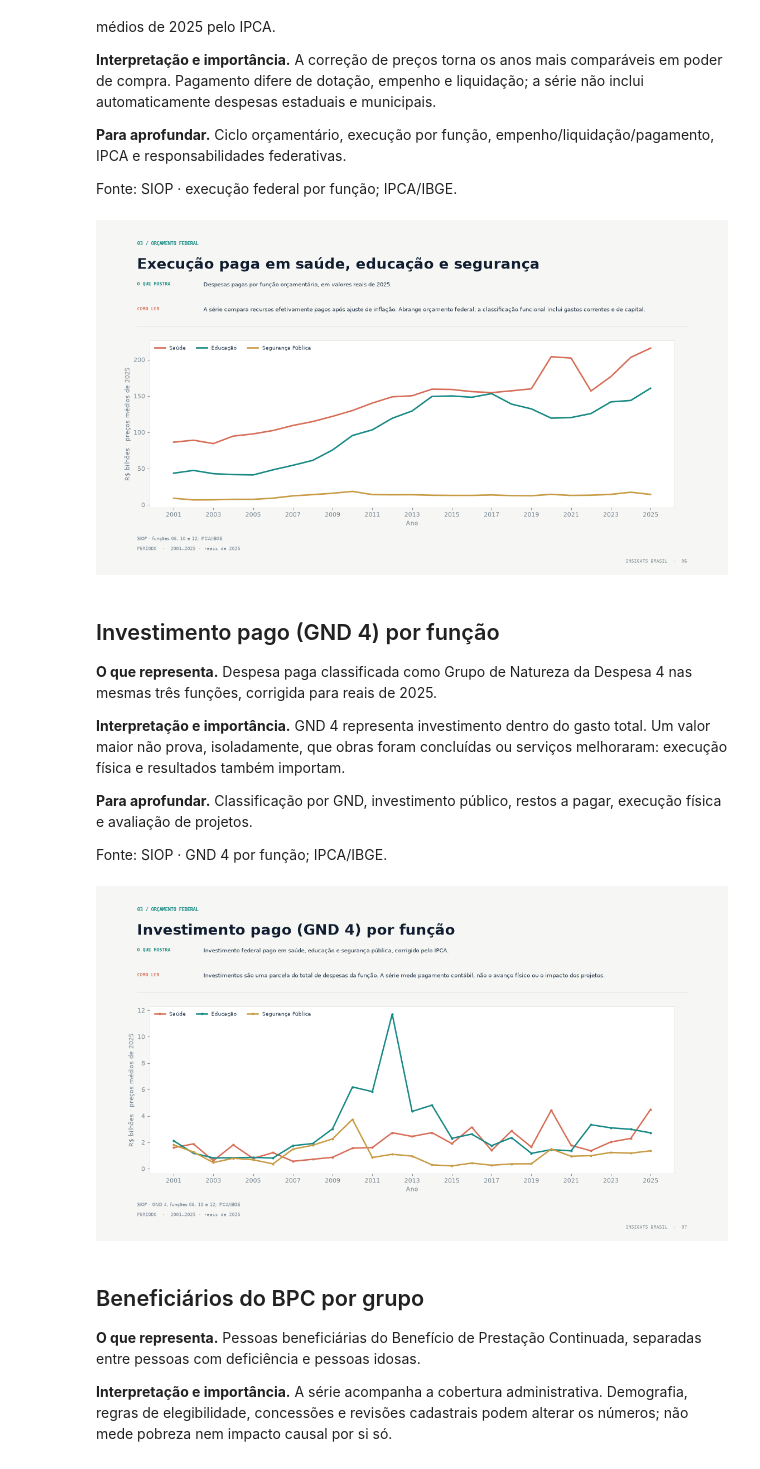
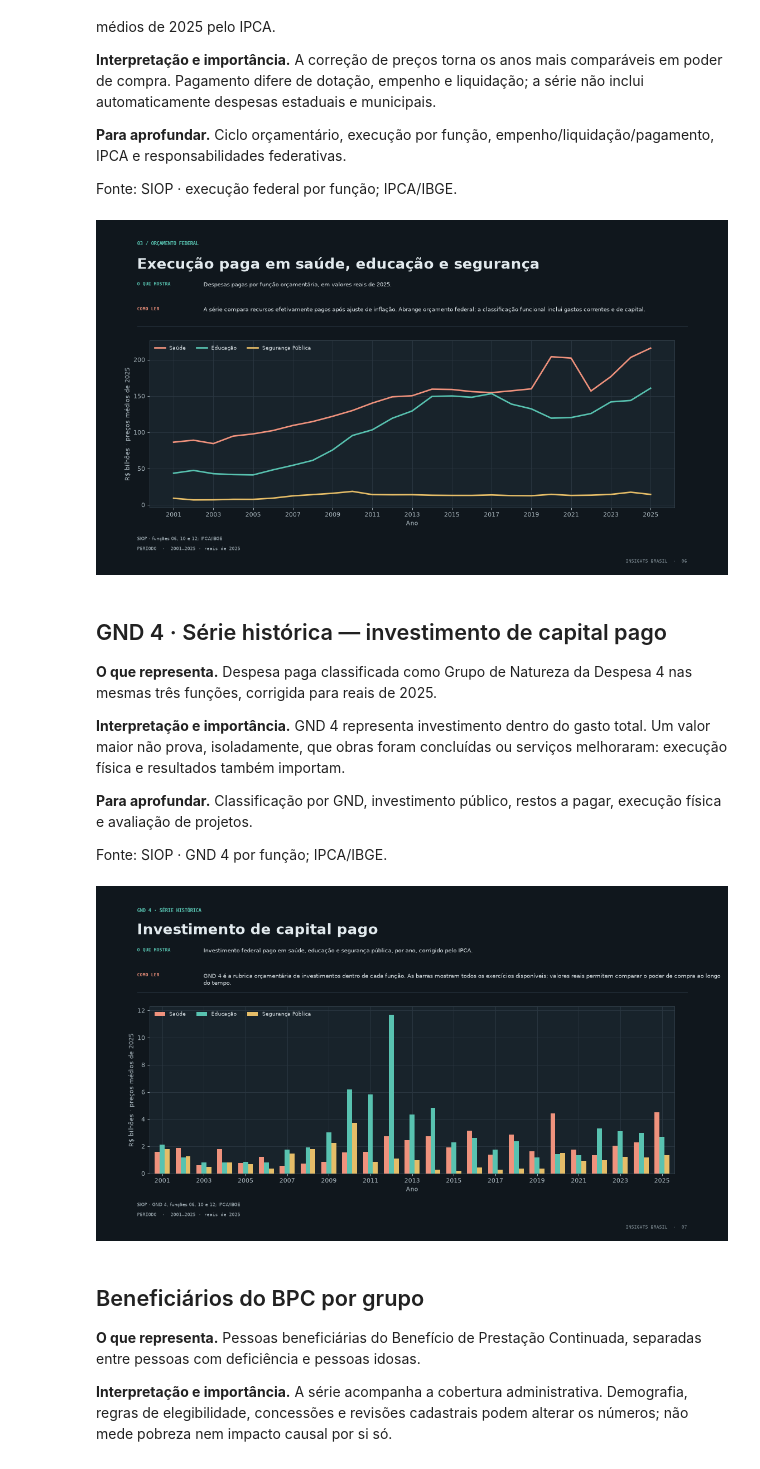
Before and after one commit to certainlyWrong/insights, a Jupyter notebook: notebooks/estudo_graficos_politicas_publicas.ipynb, the cells around one changed output. Cells and saved outputs as stored; diff of their text form; code cells hidden in the pictures.

```diff
--- a/notebooks/estudo_graficos_politicas_publicas.ipynb
+++ b/notebooks/estudo_graficos_politicas_publicas.ipynb
@@ -32,14 +32,15 @@ with gzip.open(ROOT / "web/src/assets/data/dashboard.json.gz", "rt", encoding="u
 
 OUT = ROOT / "artifacts/apresentacao_insights_brasil.pdf"
 OUT.parent.mkdir(parents=True, exist_ok=True)
-BG, PAPER, NAVY = "#f6f7f4", "#fffefa", "#101d30"
-INK, MUTED, GRID = "#203247", "#778694", "#e9eeea"
-TEAL, CORAL, GOLD = "#188984", "#d76e58", "#c89c46"
-BLUE, SLATE, GREEN = "#547a98", "#758694", "#5f8f77"
+BG, PAPER, NAVY = "#10171d", "#18232b", "#9fc4df"
+INK, MUTED, GRID = "#e2eaee", "#a7b4bb", "#2a3741"
+TEAL, CORAL, GOLD = "#58c2b0", "#ef927d", "#e5bd68"
+BLUE, SLATE, GREEN = "#9fc4df", "#aab8c1", "#8bc6a5"
 COLORS = [NAVY, TEAL, CORAL, GOLD, BLUE, GREEN, SLATE]
 plt.rcParams.update({"font.family":"DejaVu Sans", "font.size":9, "text.color":INK,
     "axes.labelcolor":MUTED, "xtick.color":MUTED, "ytick.color":MUTED,
-    "axes.edgecolor":"#dfe5e1", "axes.linewidth":.7, "figure.facecolor":BG,
+    "axes.edgecolor":"#3b4a55", "axes.linewidth":.7, "axes.facecolor":PAPER,
+    "axes.grid":True, "grid.color":GRID, "grid.linewidth":.8, "figure.facecolor":BG,
     "savefig.facecolor":BG})
 PDF = PdfPages(OUT, metadata={"Title":"Brasil em dados — Insights Brasil",
     "Author":"Insights Brasil", "Subject":"Gráficos de dados públicos oficiais"})
@@ -51,7 +52,7 @@ def pct(value, digits=1): return br(value, digits) + "%"
 def tri(bilhoes): return "R$ " + br(bilhoes/1000) + " tri"
 def axis_style(ax, percent=False):
     ax.set_facecolor(PAPER); ax.grid(axis="y", color=GRID, linewidth=.8); ax.set_axisbelow(True)
-    ax.spines[["top","right","left"]].set_visible(False); ax.spines["bottom"].set_color("#dfe5e1")
+    ax.spines[["top","right","left"]].set_visible(False); ax.spines["bottom"].set_color("#3b4a55")
     ax.tick_params(axis="both", labelsize=8, length=0, pad=6)
     if percent: ax.axhline(0, color="#aebbb8", lw=.8, zorder=0)
 def make_page(section, title, what, reading, source, period, chart_top=.61):
@@ -59,13 +60,14 @@ def make_page(section, title, what, reading, source, period, chart_top=.61):
     PAGE += 1
     fig=plt.figure(figsize=(13.333,7.5), facecolor=BG)
     fig.text(.065,.94,section.upper(),color=TEAL,fontsize=8,weight="bold",family="DejaVu Sans Mono",va="top")
-    fig.text(.065,.895,title,color=NAVY,fontsize=22,weight="bold",va="top")
+    fig.text(.065,.895,title,color=INK,fontsize=22,weight="bold",va="top")
     fig.text(.065,.825,"O QUE MOSTRA",color=TEAL,fontsize=7,weight="bold",family="DejaVu Sans Mono",va="top")
     fig.text(.17,.825,what,color=INK,fontsize=8.4,va="top",wrap=True)
     fig.text(.065,.755,"COMO LER",color=CORAL,fontsize=7,weight="bold",family="DejaVu Sans Mono",va="top")
     fig.text(.17,.755,reading,color=INK,fontsize=8.4,va="top",wrap=True)
-    fig.add_artist(plt.Line2D([.065,.935],[.70,.70],transform=fig.transFigure,color="#e1e7e2",lw=.8))
+    fig.add_artist(plt.Line2D([.065,.935],[.70,.70],transform=fig.transFigure,color="#2a3741",lw=.8))
     ax=fig.add_axes([.085,.19,.83,.47 if chart_top <= .62 else .51])
+    ax.set_facecolor(PAPER)
     fig.text(.065,.095,source,color=MUTED,fontsize=7.2,va="bottom")
     fig.text(.065,.067,"PERÍODO  ·  "+str(period),color=MUTED,fontsize=7,family="DejaVu Sans Mono",va="bottom")
     fig.text(.935,.035,f"INSIGHTS BRASIL  ·  {PAGE:02d}",color="#829098",fontsize=7,family="DejaVu Sans Mono",ha="right")
@@ -259,9 +261,9 @@ for i,name in enumerate(["Saúde","Educação","Segurança Pública"]):
     ax.plot(years,vals,color=[CORAL,TEAL,GOLD][i],lw=2.3,label=name)
 ax.set_ylabel("R$ bilhões · preços médios de 2025");ax.set_xlabel("Ano");ax.set_xticks(years[::2]);legend(ax,loc="upper left",ncol=3);finish(fig)
 # %% [output]
-[figure, old version]
+[figure, new version]
 # %% [markdown]
-## Investimento pago (GND 4) por função
+## GND 4 · Série histórica — investimento de capital pago
 
 **O que representa.** Despesa paga classificada como Grupo de Natureza da Despesa 4 nas mesmas três funções, corrigida para reais de 2025.
 
@@ -272,18 +274,21 @@ ax.set_ylabel("R$ bilhões · preços médios de 2025");ax.set_xlabel("Ano");ax.
 Fonte: SIOP · GND 4 por função; IPCA/IBGE.
 # %%
 rows=D["spending"]; years=sorted({r["ano"] for r in rows})
-fig,ax=make_page("03 / Orçamento federal","Investimento pago (GND 4) por função",
-"Investimento federal pago em saúde, educação e segurança pública, corrigido pelo IPCA.",
-"Investimentos são uma parcela do total de despesas da função. A série mede pagamento contábil, não o avanço físico ou o impacto dos projetos.","SIOP · GND 4, funções 06, 10 e 12; IPCA/IBGE",f"{min(years)}–{max(years)} · reais de 2025")
+fig,ax=make_page("GND 4 · SÉRIE HISTÓRICA","Investimento de capital pago",
+"Investimento federal pago em saúde, educação e segurança pública, por ano, corrigido pelo IPCA.",
+"GND 4 é a rubrica orçamentária de investimentos dentro de cada função. As barras mostram todos os exercícios disponíveis; valores reais permitem comparar o poder de compra ao longo do tempo.","SIOP · GND 4, funções 06, 10 e 12; IPCA/IBGE",f"{min(years)}–{max(years)} · reais de 2025")
+x=np.arange(len(years)); width=.24
 for i,name in enumerate(["Saúde","Educação","Segurança Pública"]):
     vals=[]
     for y in years:
-        r=next((r for r in rows if r["ano"]==y and r["funcao"].strip()==name),None)
-        vals.append(r["gnd4_investimento_pago_r$"]*factor.get(y,1)/1e9 if r else np.nan)
-    ax.plot(years,vals,color=[CORAL,TEAL,GOLD][i],lw=2.2,label=name,marker="o",ms=2.5)
-ax.set_ylabel("R$ bilhões · preços médios de 2025");ax.set_xlabel("Ano");ax.set_xticks(years[::2]);legend(ax,loc="upper left",ncol=3);finish(fig)
+        row=next((r for r in rows if r["ano"]==y and r["funcao"].strip()==name),None)
+        vals.append(row["gnd4_investimento_pago_r$"]*factor.get(y,1)/1e9 if row else np.nan)
+    ax.bar(x+(i-1)*width,vals,width=width,color=[CORAL,TEAL,GOLD][i],label=name,zorder=3)
+ax.set_ylabel("R$ bilhões · preços médios de 2025");ax.set_xlabel("Ano")
+ax.set_xticks(x[::2]);ax.set_xticklabels([str(y) for y in years[::2]])
+ax.set_xlim(-.6,len(years)-.4);legend(ax,loc="upper left",ncol=3);finish(fig)
 # %% [output]
-[figure, old version]
+[figure, new version]
 # %% [markdown]
 ## Beneficiários do BPC por grupo
 
```
Also changed, not shown: parts of 24 cells of this notebook, 3 other files.
